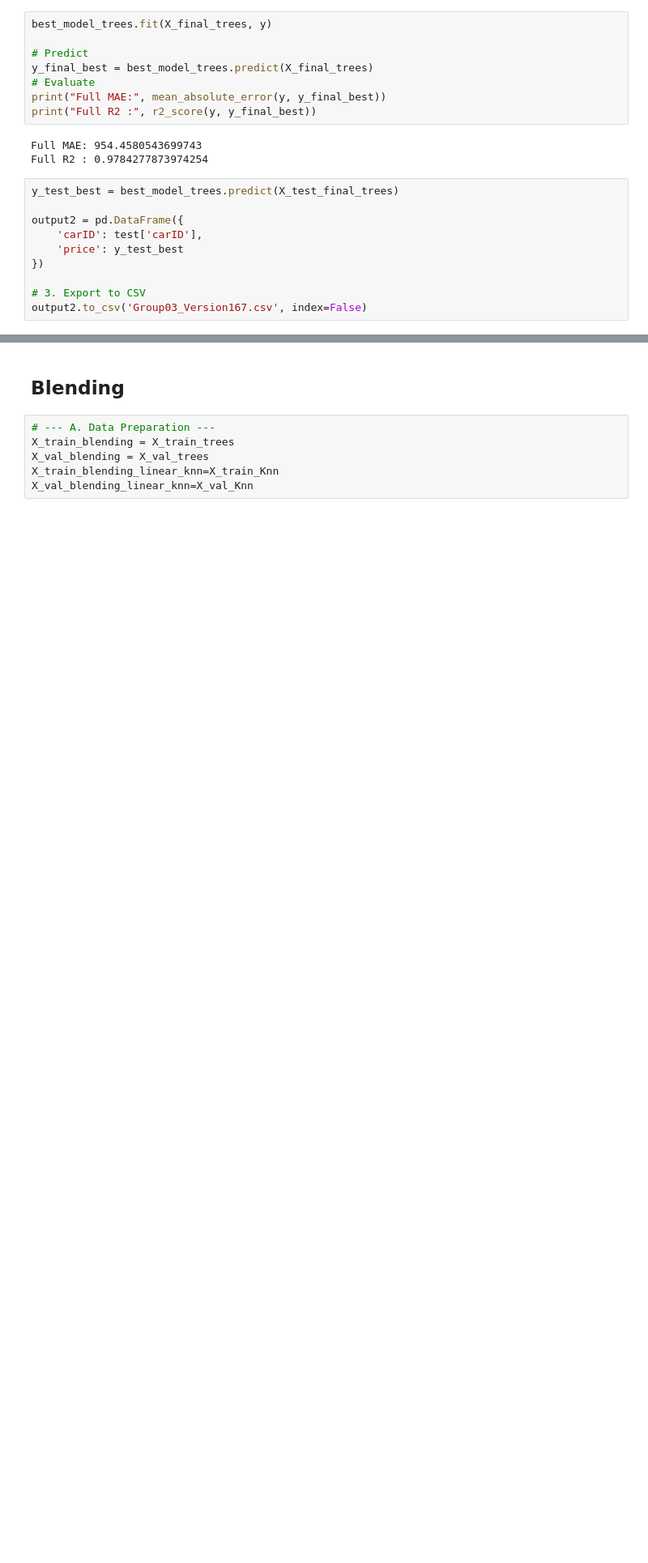
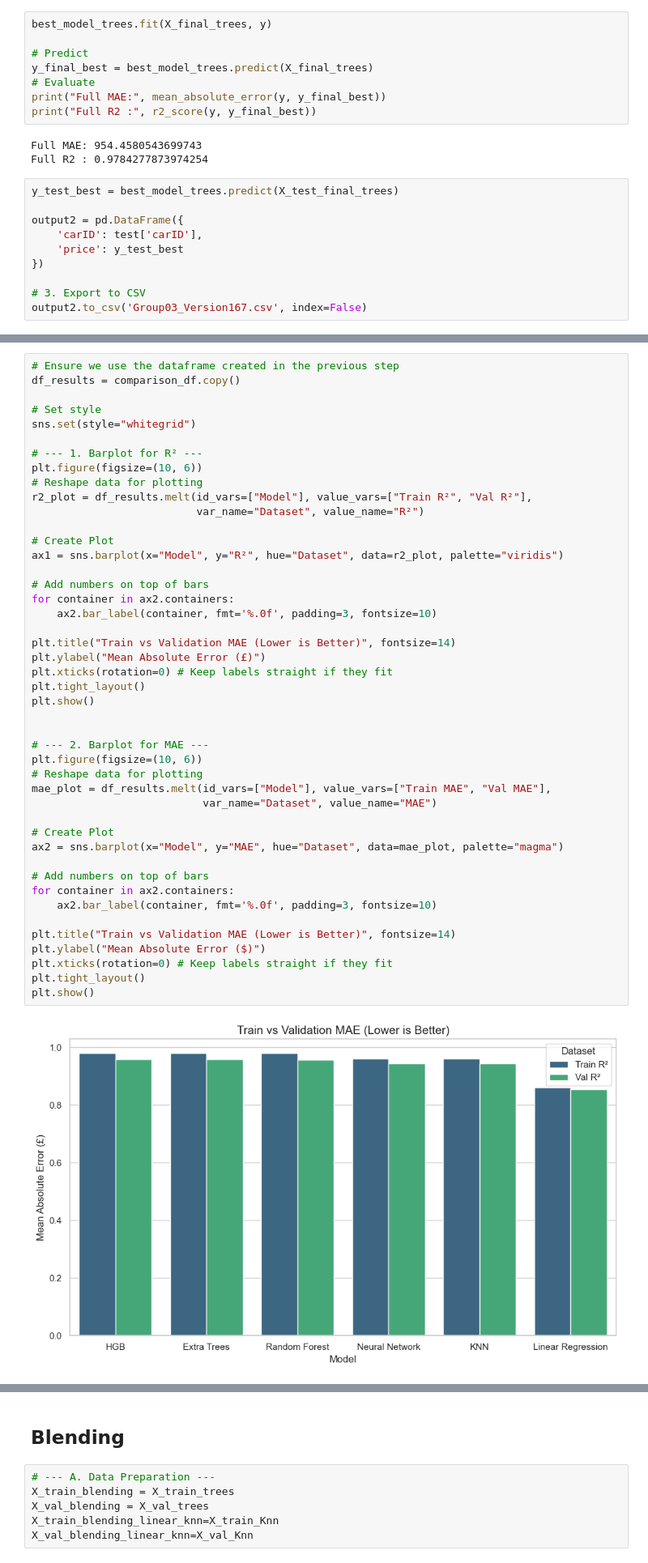
Before and after one commit to rodrigomorgadogoncalves-lgtm/MachineLearningGroup03, a Jupyter notebook: Group03_models.ipynb, the cells around one changed output, grey strips where cells are left out. Shown at 81% size. Cells and saved outputs as stored; diff of their text form; blank space fills up the shorter version.

```diff
--- a/Group03_models.ipynb
+++ b/Group03_models.ipynb
@@ -1966,0 +1911,47 @@ Now, we will get back to the Group_03_notebook.
+# %%
+# Ensure we use the dataframe created in the previous step
+df_results = comparison_df.copy()
+
+# Set style
+sns.set(style="whitegrid")
+
+# --- 1. Barplot for R² ---
+plt.figure(figsize=(10, 6))
+# Reshape data for plotting
+r2_plot = df_results.melt(id_vars=["Model"], value_vars=["Train R²", "Val R²"],
+                          var_name="Dataset", value_name="R²")
+
+# Create Plot
+ax1 = sns.barplot(x="Model", y="R²", hue="Dataset", data=r2_plot, palette="viridis")
+
+# Add numbers on top of bars
+for container in ax2.containers:
+    ax2.bar_label(container, fmt='%.0f', padding=3, fontsize=10)
+
+plt.title("Train vs Validation MAE (Lower is Better)", fontsize=14)
+plt.ylabel("Mean Absolute Error (£)")
+plt.xticks(rotation=0) # Keep labels straight if they fit
+plt.tight_layout()
+plt.show()
+
+
+# --- 2. Barplot for MAE ---
+plt.figure(figsize=(10, 6))
+# Reshape data for plotting
+mae_plot = df_results.melt(id_vars=["Model"], value_vars=["Train MAE", "Val MAE"],
+                           var_name="Dataset", value_name="MAE")
+
+# Create Plot
+ax2 = sns.barplot(x="Model", y="MAE", hue="Dataset", data=mae_plot, palette="magma")
+
+# Add numbers on top of bars
+for container in ax2.containers:
+    ax2.bar_label(container, fmt='%.0f', padding=3, fontsize=10)
+
+plt.title("Train vs Validation MAE (Lower is Better)", fontsize=14)
+plt.ylabel("Mean Absolute Error ($)")
+plt.xticks(rotation=0) # Keep labels straight if they fit
+plt.tight_layout()
+plt.show()
+# %% [output]
+[figure, added]
```
Also changed, not shown: parts of 33 cells of this notebook, 4 other files.
